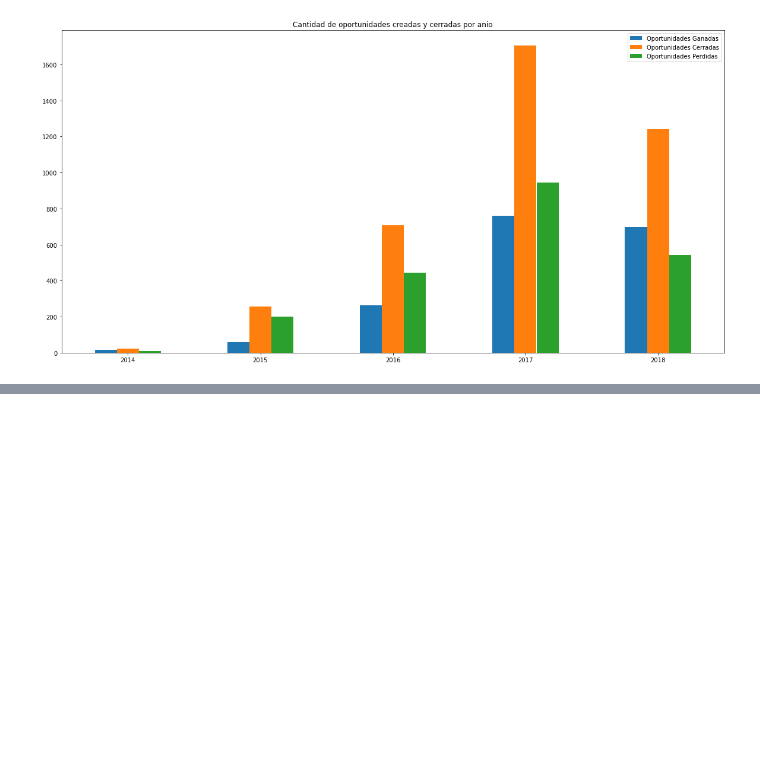
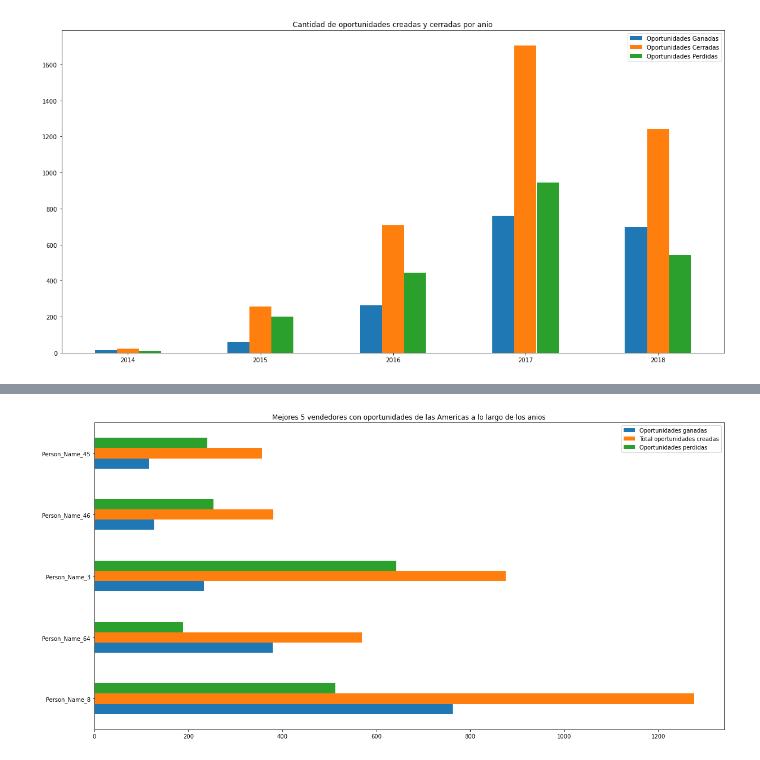
Before and after one commit to Ramaxx95/TP1-Orga-de-Datos, a Jupyter notebook: Visualizaciones/Region_Americas.ipynb, the cells around one changed output, grey strips where cells are left out. Saved outputs shown, nothing was run; the diff lists cells and outputs as text; code cells hidden in the pictures; blank space fills up the shorter version.

Commit message:
Top 5 vendedores a lo largo de los anios

```diff
--- a/Visualizaciones/Region_Americas.ipynb
+++ b/Visualizaciones/Region_Americas.ipynb
@@ -180,3 +180,6 @@ grafico.plot.bar( title = 'Cantidad de oportunidades creadas y cerradas por anio
 plt.show()
 # %% [output]
 [figure]
+# %%
+total_vendedores = oportunidades_cerradas.Account_Owner.value_counts().to_frame( name = 'Total oportunidades creadas')
+total_vendedores
@@ -182,0 +201,3 @@ plt.show()
+# %%
+ganadas_vendedores = oportunidades_ganadas_Americas.Account_Owner.value_counts().to_frame( name = 'Oportunidades ganadas')
+ganadas_vendedores
@@ -182,0 +215,3 @@ plt.show()
+# %%
+perdidas_vendedores = oportunidades_perdidas_Americas.Account_Owner.value_counts().to_frame( name = 'Oportunidades perdidas')
+perdidas_vendedores
@@ -182,0 +233,4 @@ plt.show()
+# %%
+lista_vendedores = [ ganadas_vendedores, total_vendedores, perdidas_vendedores]
+top_5_vendedores = pd.concat(lista_vendedores, join = 'outer', axis = 1).fillna(0).sort_values(by = 'Oportunidades ganadas', ascending = False).head(5)
+top_5_vendedores
@@ -182,0 +244,5 @@ plt.show()
+# %%
+top_5_vendedores.plot.barh( title = 'Mejores 5 vendedores con oportunidades de las Americas a lo largo de los anios' , rot = 0, figsize = ((20,10)))
+plt.show()
+# %% [output]
+[figure, added]
```
Also changed, not shown: parts of 4 cells of this notebook.
